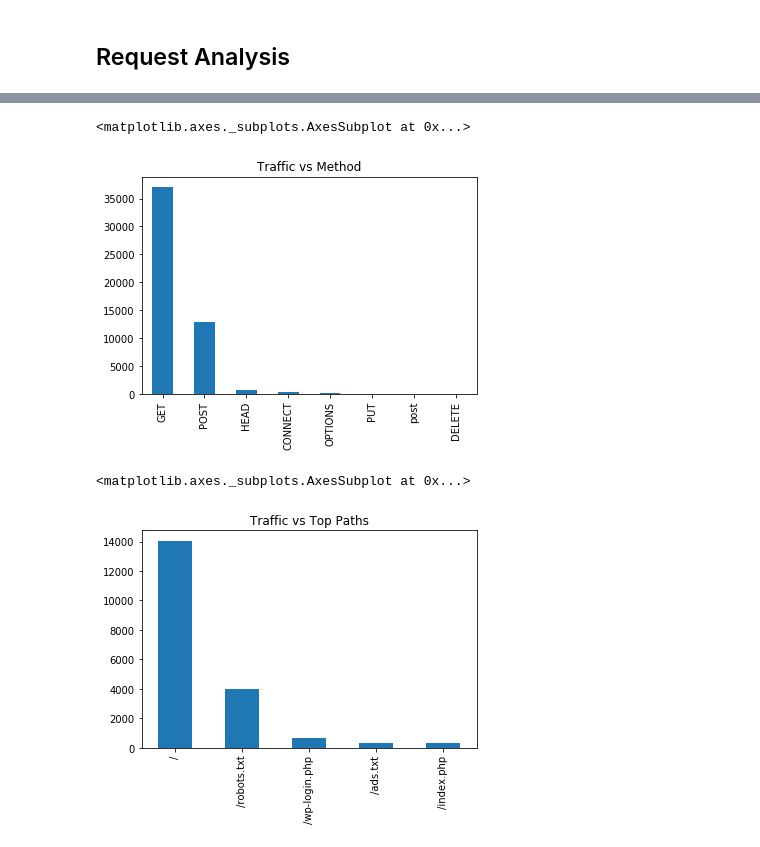
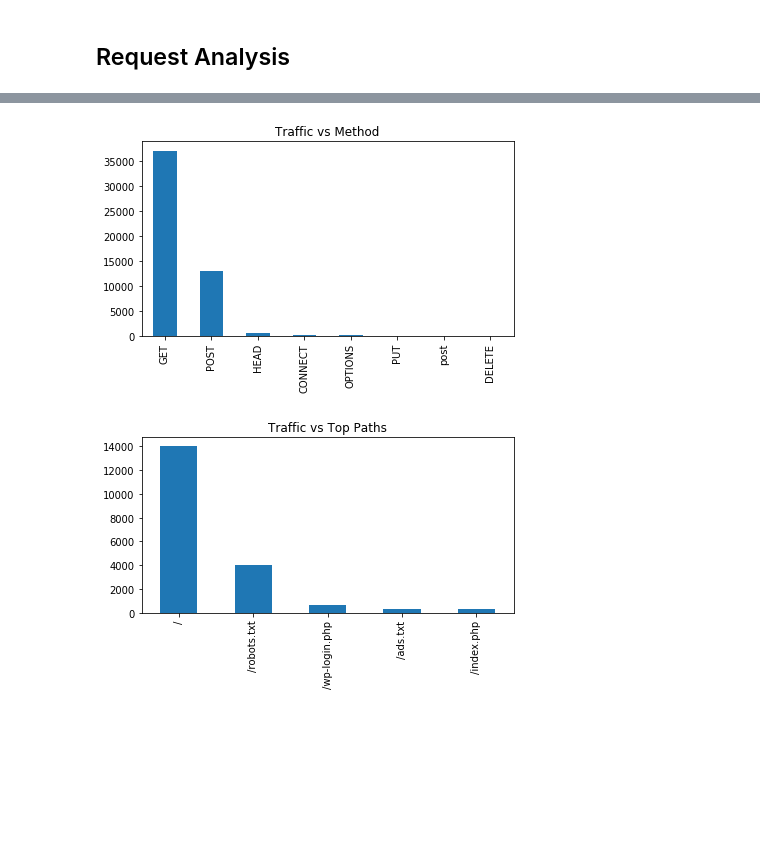
Before and after one commit to nicholascannon/webserver-logs-etl, a Jupyter notebook: Analysis.ipynb, the cells around one changed output, grey strips where cells are left out. Saved outputs shown, nothing was run; the diff lists cells and outputs as text; code cells hidden in the pictures; blank space fills up the shorter version.

```diff
--- a/Analysis.ipynb
+++ b/Analysis.ipynb
@@ -144,10 +148,12 @@ df['RequestProtocol'].value_counts().plot(kind='bar', title='Traffic vs Protocol
 # %%
 df['RequestMethod'].value_counts().plot(kind='bar', title='Traffic vs Method')
+plt.tight_layout()
+plt.savefig('plots/traffic-vs-method')
 # %% [output]
-<matplotlib.axes._subplots.AxesSubplot at 0x...>
-[figure, old version]
+[figure, new version]
 # %%
 df['RequestPath'].value_counts(sort=True, ascending=False)[:5].plot(kind='bar', title='Traffic vs Top Paths')
+plt.tight_layout()
+plt.savefig('plots/traffic-vs-top-paths')
 # %% [output]
-<matplotlib.axes._subplots.AxesSubplot at 0x...>
-[figure, old version]
+[figure, new version]
```
Also changed, not shown: parts of 5 cells of this notebook, 8 other files.
